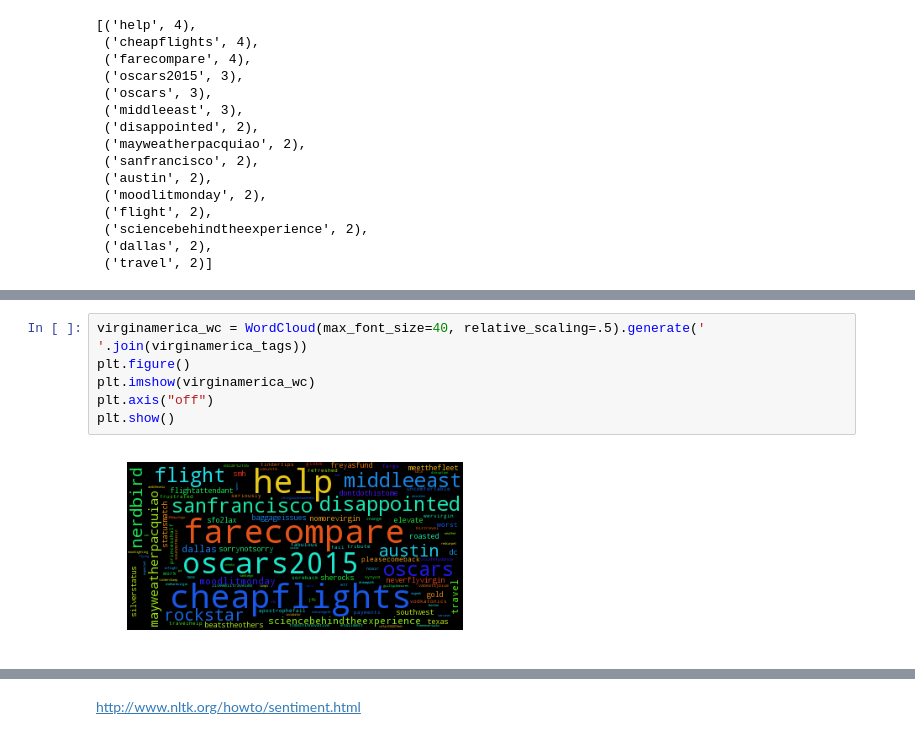
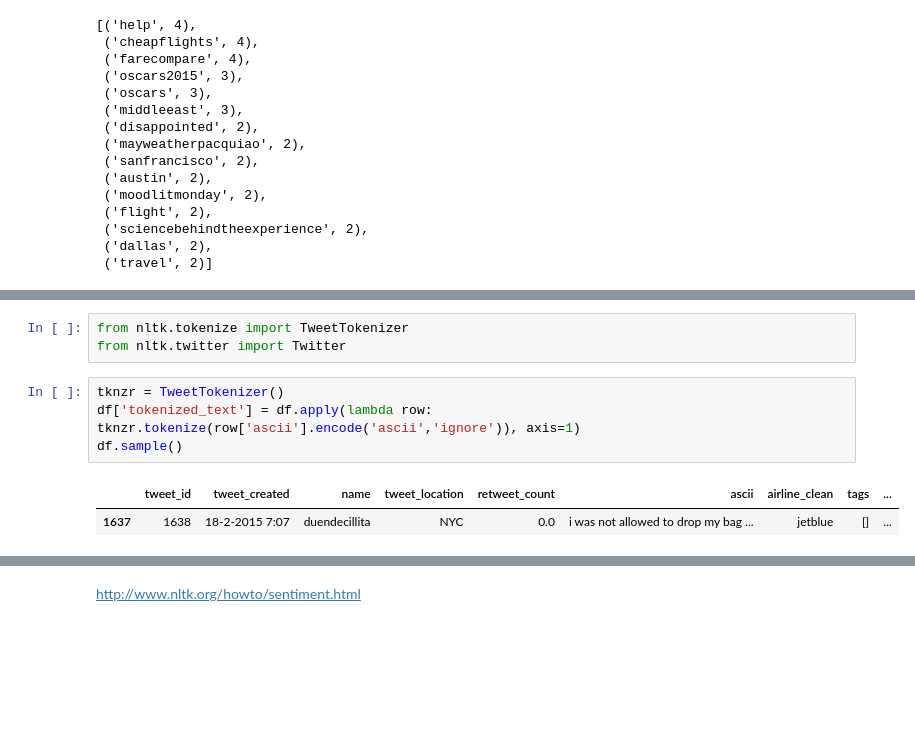
Before and after one commit to l1x/nlp, a Jupyter notebook: nlp.ipynb, the cells around one changed output, grey strips where cells are left out. Cells and saved outputs as stored; diff of their text form; blank space fills up the shorter version.

```diff
--- a/nlp.ipynb
+++ b/nlp.ipynb
@@ -451,8 +412,10 @@ for tags in tags_list:
-# %%
-virginamerica_wc = WordCloud(max_font_size=40, relative_scaling=.5).generate(' '.join(virginamerica_tags))
-plt.figure()
-plt.imshow(virginamerica_wc)
-plt.axis("off")
-plt.show()
-# %% [output]
-[figure, removed]
+# %%
+from nltk.tokenize import TweetTokenizer
+from nltk.twitter import Twitter
+# %%
+tknzr = TweetTokenizer()
+df['tokenized_text'] = df.apply(lambda row: tknzr.tokenize(row['ascii'].encode('ascii','ignore')), axis=1)
+df.sample()
+# %% [output]
+|  | tweet_id | tweet_created | name | tweet_location | retweet_count | ascii | airline_clean | tags | ... |
+| 1637 | 1638 | 18-2-2015 7:07 | duendecillita | NYC | 0.0 | i was not allowed to drop my bag ... | jetblue | [] | ... |
```
Also changed, not shown: parts of 28 cells of this notebook, 1 other file.
